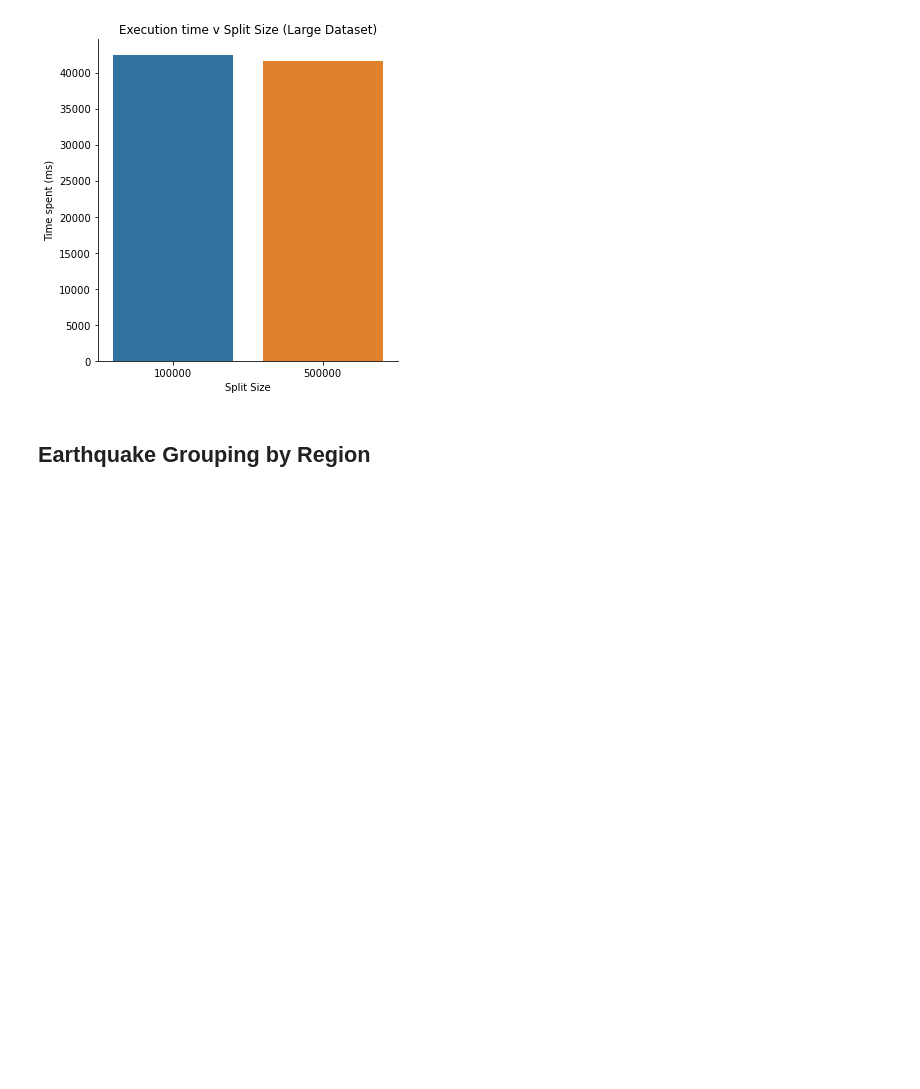
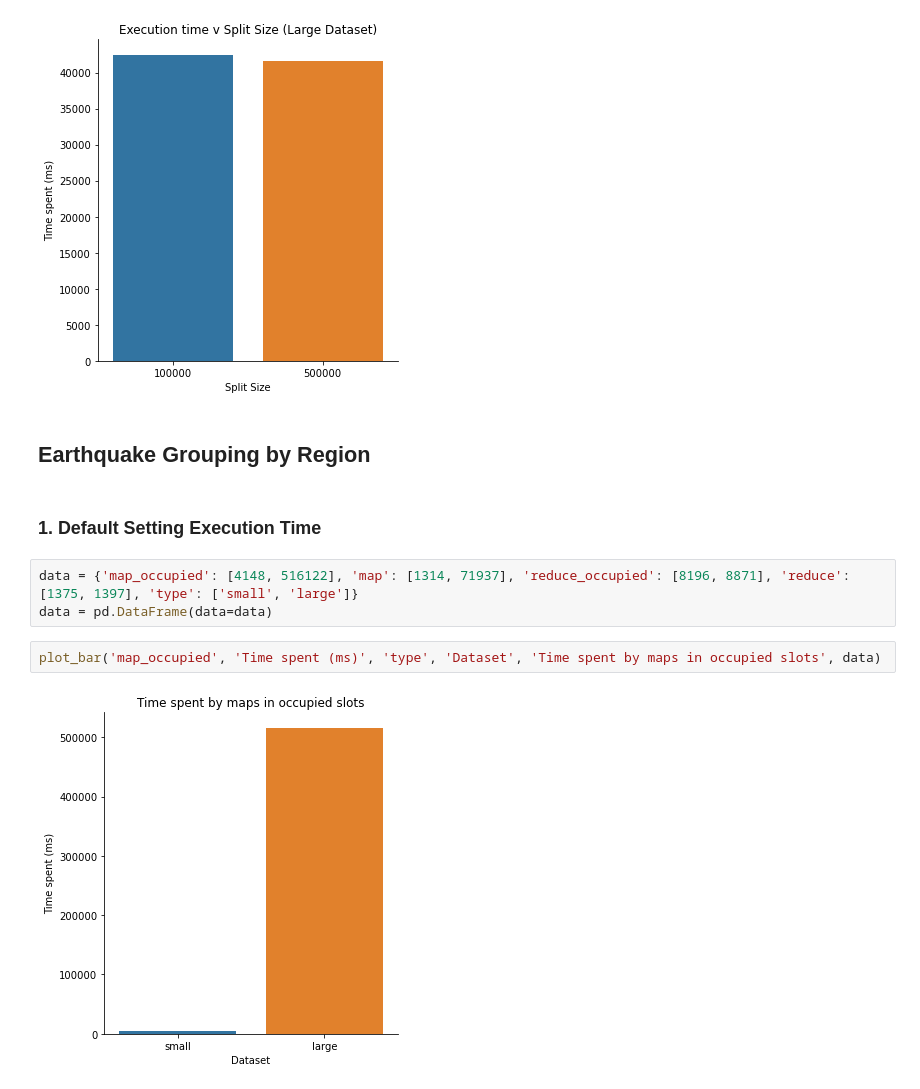
Before and after one commit to vidhur2k/CS6220-HW1, a Jupyter notebook: plots.ipynb, the cells around one changed output. Saved outputs shown, nothing was run; the diff lists cells and outputs as text; blank space fills up the shorter version.

```diff
--- a/plots.ipynb
+++ b/plots.ipynb
@@ -56,3 +56,12 @@ plot_bar('map_occupied', 'Time spent (ms)', 'split_size', 'Split Size', 'Executi
 [figure]
 # %% [markdown]
 ## Earthquake Grouping by Region
+# %% [markdown]
+### 1. Default Setting Execution Time
+# %%
+data = {'map_occupied': [4148, 516122], 'map': [1314, 71937], 'reduce_occupied': [8196, 8871], 'reduce': [1375, 1397], 'type': ['small', 'large']}
+data = pd.DataFrame(data=data)
+# %%
+plot_bar('map_occupied', 'Time spent (ms)', 'type', 'Dataset', 'Time spent by maps in occupied slots', data)
+# %% [output]
+[figure, added]
```
Also changed, not shown: parts of 8 cells of this notebook, 6 other files.
